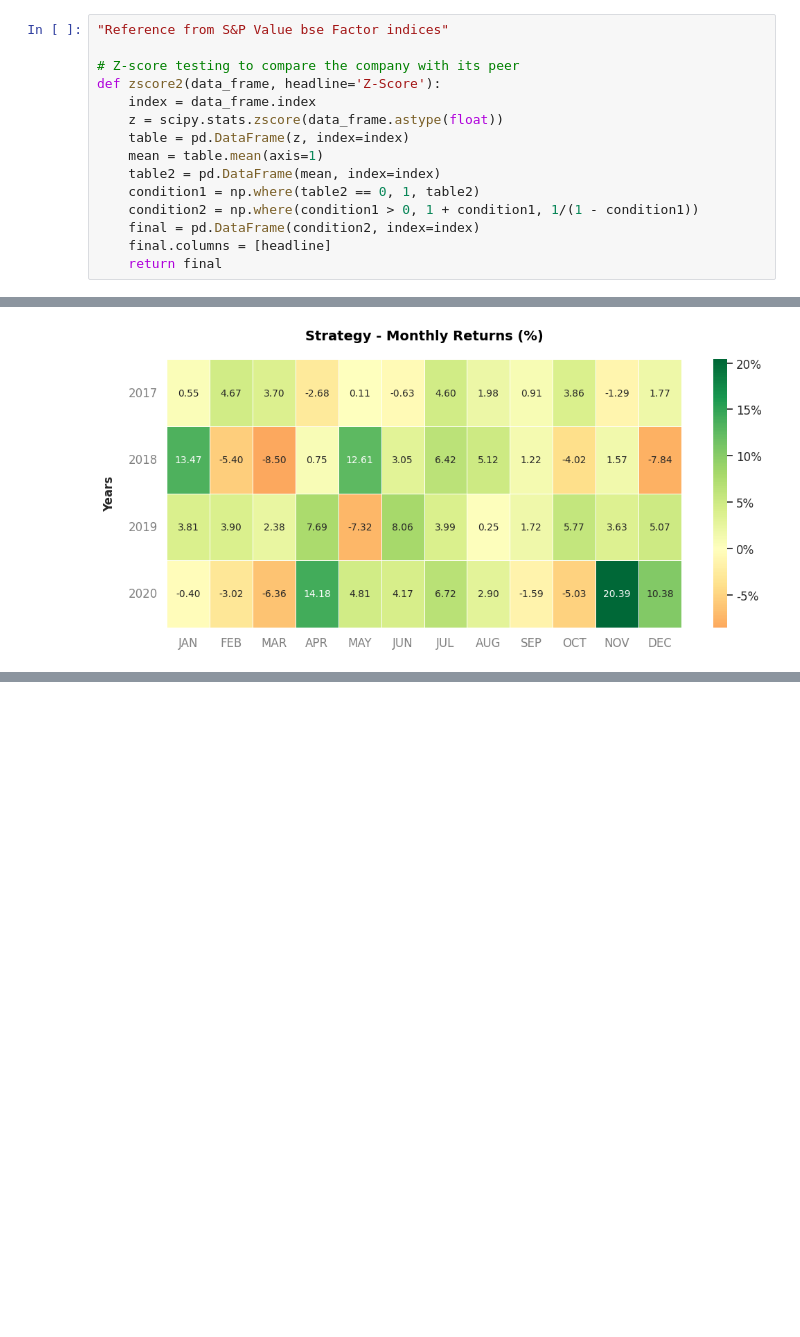
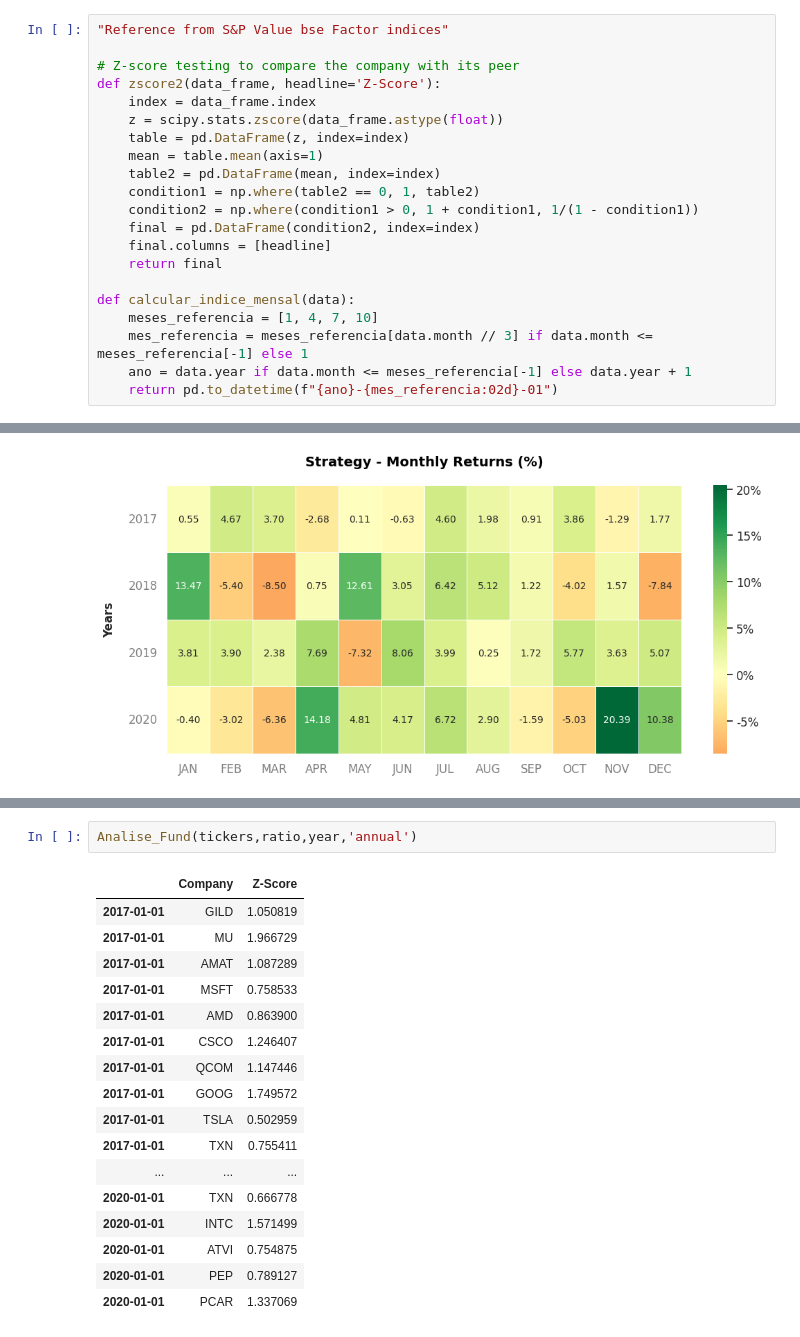
Before and after one commit to savio160502/TCC, a Jupyter notebook: Projeto.ipynb, the cells around one changed output, grey strips where cells are left out. Drawn from its saved outputs; the diff is of its cells as text; blank space fills up the shorter version.

```diff
--- a/Projeto.ipynb
+++ b/Projeto.ipynb
@@ -45,6 +47,12 @@ def zscore2(data_frame, headline='Z-Score'):
     final = pd.DataFrame(condition2, index=index)
     final.columns = [headline]
     return final
+
+def calcular_indice_mensal(data):
+    meses_referencia = [1, 4, 7, 10]
+    mes_referencia = meses_referencia[data.month // 3] if data.month <= meses_referencia[-1] else 1
+    ano = data.year if data.month <= meses_referencia[-1] else data.year + 1
+    return pd.to_datetime(f"{ano}-{mes_referencia:02d}-01")
 # %% [markdown]
 ### Testes
 # %%
@@ -1848,0 +2131,20 @@ Strategy Visualization
+# %%
+Analise_Fund(tickers,ratio,year,'annual')
+# %% [output]
+|  | Company | Z-Score |
+| 2017-01-01 | GILD | 1.050819 |
+| 2017-01-01 | MU | 1.966729 |
+| 2017-01-01 | AMAT | 1.087289 |
+| 2017-01-01 | MSFT | 0.758533 |
+| 2017-01-01 | AMD | 0.863900 |
+| 2017-01-01 | CSCO | 1.246407 |
+| 2017-01-01 | QCOM | 1.147446 |
+| 2017-01-01 | GOOG | 1.749572 |
+| 2017-01-01 | TSLA | 0.502959 |
+| 2017-01-01 | TXN | 0.755411 |
+| ... | ... | ... |
+| 2020-01-01 | TXN | 0.666778 |
+| 2020-01-01 | INTC | 1.571499 |
+| 2020-01-01 | ATVI | 0.754875 |
+| 2020-01-01 | PEP | 0.789127 |
+| 2020-01-01 | PCAR | 1.337069 |
```
Also changed, not shown: parts of 10 cells of this notebook.
